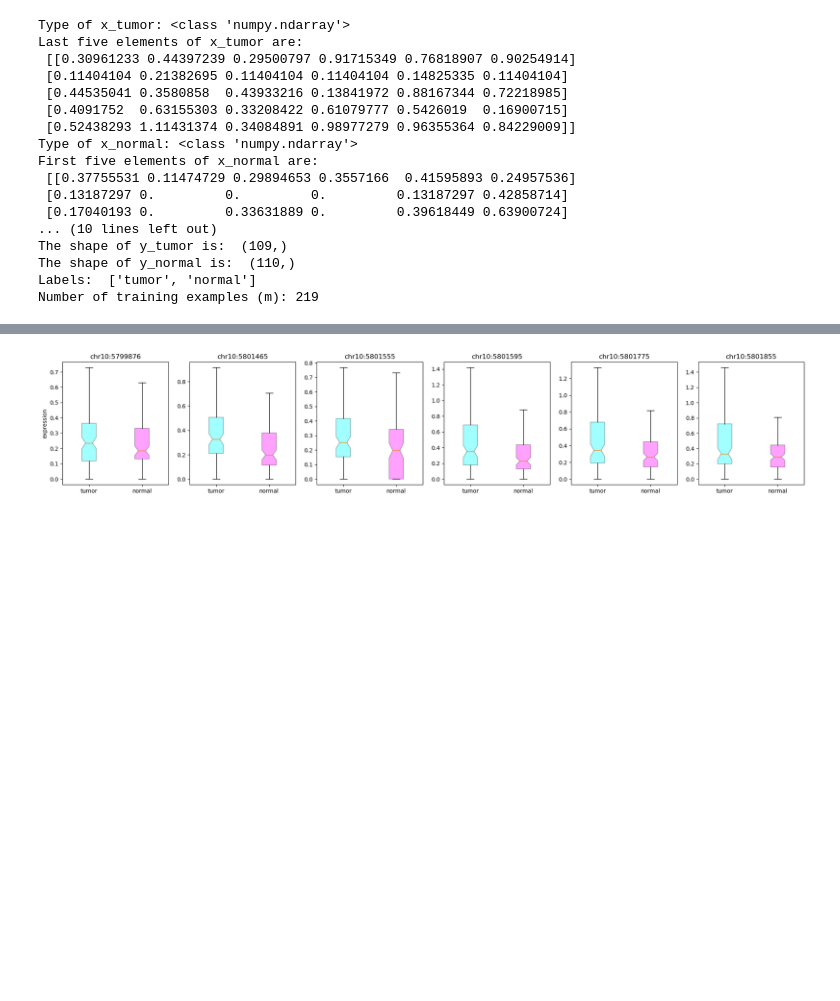
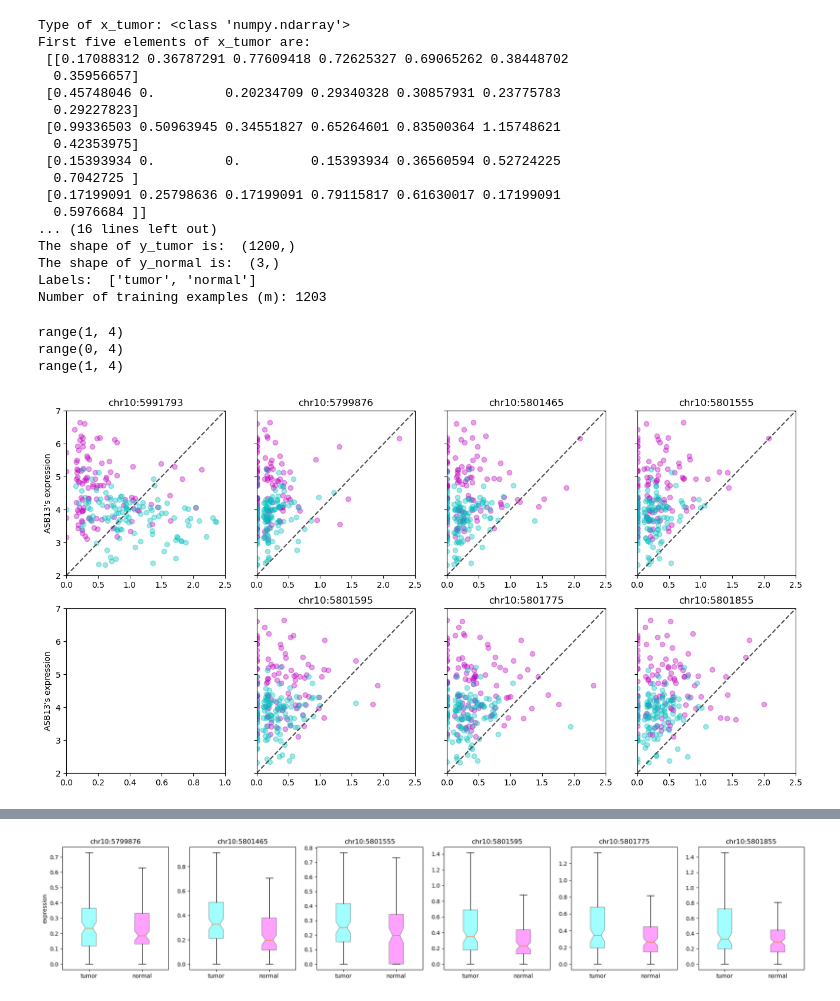
Before and after one commit to ZouJoelin/bio_statistic, a Jupyter notebook: plot.ipynb, the cells around one changed output, grey strips where cells are left out. Cells and saved outputs as stored; diff of their text form; code cells hidden in the pictures; blank space fills up the shorter version.

```diff
--- a/plot.ipynb
+++ b/plot.ipynb
@@ -23,7 +23,7 @@ labels = ["tumor", "normal"]
 # %%
 # print x_tumor
 print("Type of x_tumor:", type(x_tumor))
-print("Last five elements of x_tumor are:\n", x_tumor[-5:])
+print("First five elements of x_tumor are:\n", x_tumor[:5])
 
 # print x_normal
 print("Type of x_normal:", type(x_normal))
@@ -48,20 +48,49 @@ print('Number of training examples (m):', len(x_train))
 print()
 # %% [output]
 Type of x_tumor: <class 'numpy.ndarray'>
-Last five elements of x_tumor are:
- [[0.30961233 0.44397239 0.29500797 0.91715349 0.76818907 0.90254914]
- [0.11404104 0.21382695 0.11404104 0.11404104 0.14825335 0.11404104]
- [0.44535041 0.3580858  0.43933216 0.13841972 0.88167344 0.72218985]
- [0.4091752  0.63155303 0.33208422 0.61079777 0.5426019  0.16900715]
- [0.52438293 1.11431374 0.34084891 0.98977279 0.96355364 0.84229009]]
-Type of x_normal: <class 'numpy.ndarray'>
-First five elements of x_normal are:
- [[0.37755531 0.11474729 0.29894653 0.3557166  0.41595893 0.24957536]
- [0.13187297 0.         0.         0.         0.13187297 0.42858714]
- [0.17040193 0.         0.33631889 0.         0.39618449 0.63900724]
-... (10 lines left out)
-The shape of y_tumor is:  (109,)
-The shape of y_normal is:  (110,)
+First five elements of x_tumor are:
+ [[0.17088312 0.36787291 0.77609418 0.72625327 0.69065262 0.38448702
+  0.35956657]
+ [0.45748046 0.         0.20234709 0.29340328 0.30857931 0.23775783
+  0.29227823]
+ [0.99336503 0.50963945 0.34551827 0.65264601 0.83500364 1.15748621
+  0.42353975]
+ [0.15393934 0.         0.         0.15393934 0.36560594 0.52724225
+  0.7042725 ]
+ [0.17199091 0.25798636 0.17199091 0.79115817 0.61630017 0.17199091
+  0.5976684 ]]
+... (16 lines left out)
+The shape of y_tumor is:  (1200,)
+The shape of y_normal is:  (3,)
 Labels:  ['tumor', 'normal']
-Number of training examples (m): 219
+Number of training examples (m): 1203
+# %%
+fig,ax=plt.subplots(2, 4, figsize=(16, 8), sharey=True)
+print(range(len(ax[0]))[1:])
+shift = 0
+id = 0
+for i in range(len(ax)):
+    shift = i
+    print(range(len(ax[0]))[shift:])
+    for j in range(len(ax[0]))[shift:]:
+        ax[i][j].set_xlim(0,2.5)
+        ax[i][j].set_ylim(2,7)
+        #print(i*len(ax[0])+j)
+        ax[i][j].scatter(x_tumor[:,id], y_tumor, c="m", alpha=0.37, marker="o")
+        ax[i][j].scatter(x_normal[:,id], y_normal,c="c", alpha=0.37, marker="o")
+
+        ax[i][j].set_title(x_header[id])
+        ax[i][j].plot(ax[i][j].get_xlim(), ax[i][j].get_ylim(), ls="--", c=".3")
+        id+=1
+
+#fig.legend(labels, loc = "left")
+ax[0][0].set_ylabel("ASB13's expression")
+ax[1][0].set_ylabel("ASB13's expression")
+
+plt.show()
+# %% [output]
+range(1, 4)
+range(0, 4)
+range(1, 4)
+[figure, added]
 # %%
```
Also changed, not shown: parts of 3 cells of this notebook, 2 other files.
